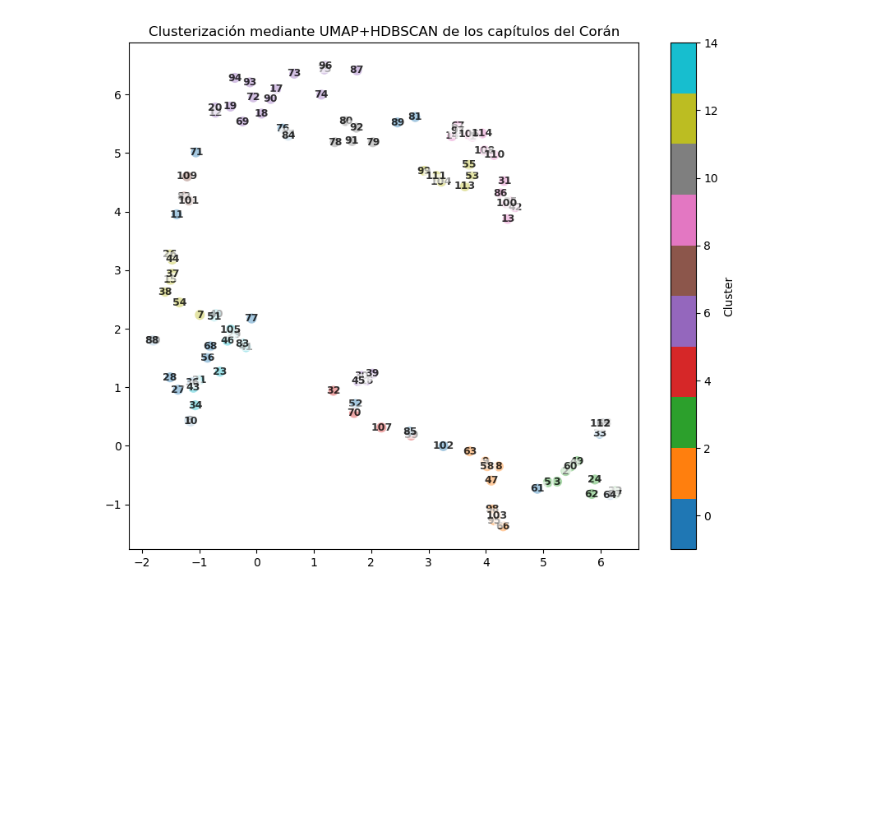
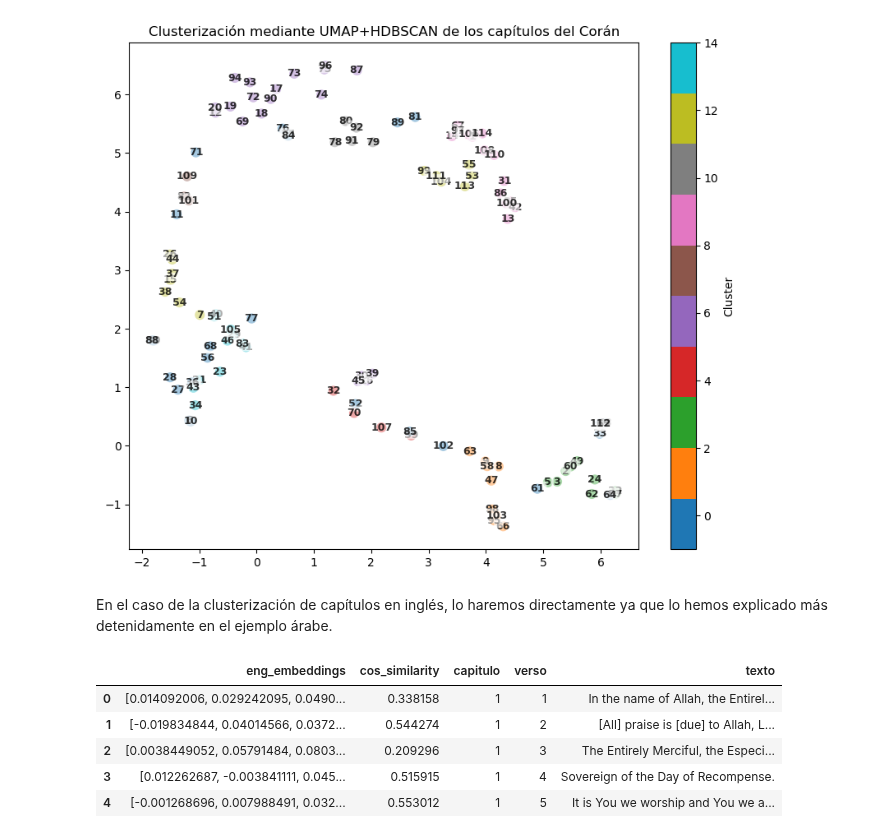
Before and after one commit to UnaiOlaiz/NLP-Group-Project, a Jupyter notebook: src/Búsqueda Semántica.ipynb, the cells around one changed output. Saved outputs shown, nothing was run; the diff lists cells and outputs as text; code cells hidden in the pictures; blank space fills up the shorter version.

```diff
--- a/src/Búsqueda Semántica.ipynb
+++ b/src/Búsqueda Semántica.ipynb
@@ -423,3 +435,20 @@ plt.colorbar(label="Cluster")
 plt.show()
 # %% [output]
 [figure]
+# %% [markdown]
+En el caso de la clusterización de capítulos en inglés, lo haremos directamente ya que lo hemos explicado más detenidamente en el ejemplo árabe.
+# %%
+df_ft[["capitulo", "verso", "texto"]] = df_ft["text"].str.split("|", expand=True)
+df_ft["capitulo"] = pd.to_numeric(df_ft["capitulo"], errors="coerce").fillna(0).astype(int)
+df_ft["verso"] = pd.to_numeric(df_ft["verso"], errors="coerce").fillna(0).astype(int)
+df_ft = df_ft[df_ft["verso"] != 0]
+df_ft.drop(columns=["text"], inplace=True)
+
+df_ft.head()
+# %% [output]
+|  | eng_embeddings | cos_similarity | capitulo | verso | texto |
+| 0 | [0.014092006, 0.029242095, 0.0490... | 0.338158 | 1 | 1 | In the name of Allah, the Entirel... |
+| 1 | [-0.019834844, 0.04014566, 0.0372... | 0.544274 | 1 | 2 | [All] praise is [due] to Allah, L... |
+| 2 | [0.0038449052, 0.05791484, 0.0803... | 0.209296 | 1 | 3 | The Entirely Merciful, the Especi... |
+| 3 | [0.012262687, -0.003841111, 0.045... | 0.515915 | 1 | 4 | Sovereign of the Day of Recompense. |
+| 4 | [-0.001268696, 0.007988491, 0.032... | 0.553012 | 1 | 5 | It is You we worship and You we a... |
```
Also changed, not shown: parts of 8 cells of this notebook.
